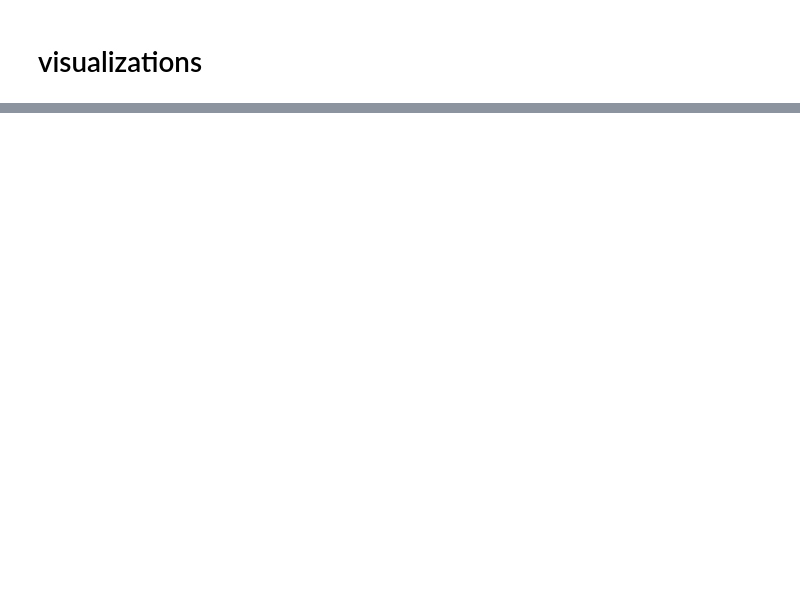
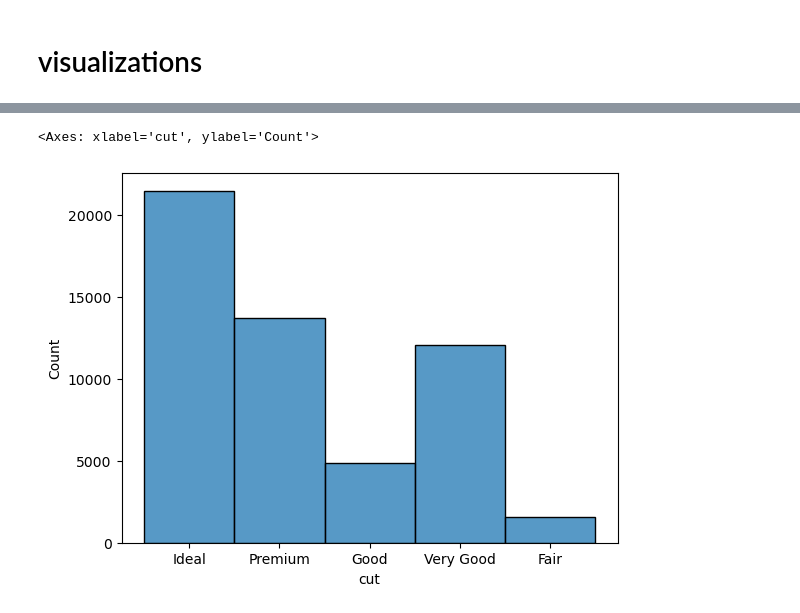
Before and after one commit to yassmin-ali-19/Data_Preprocessing_and_Visualization, a Jupyter notebook: workshop.ipynb, the cells around one changed output, grey strips where cells are left out. Saved outputs shown, nothing was run; the diff lists cells and outputs as text; code cells hidden in the pictures; blank space fills up the shorter version.

```diff
--- a/workshop.ipynb
+++ b/workshop.ipynb
@@ -40,0 +168,5 @@ sns.histplot(x='cut',data=data) #1d
+# %%
+sns.histplot(x='cut',data=data) #1d
+# %% [output]
+<Axes: xlabel='cut', ylabel='Count'>
+[figure, added]
```
Also changed, not shown: parts of 45 cells of this notebook.
